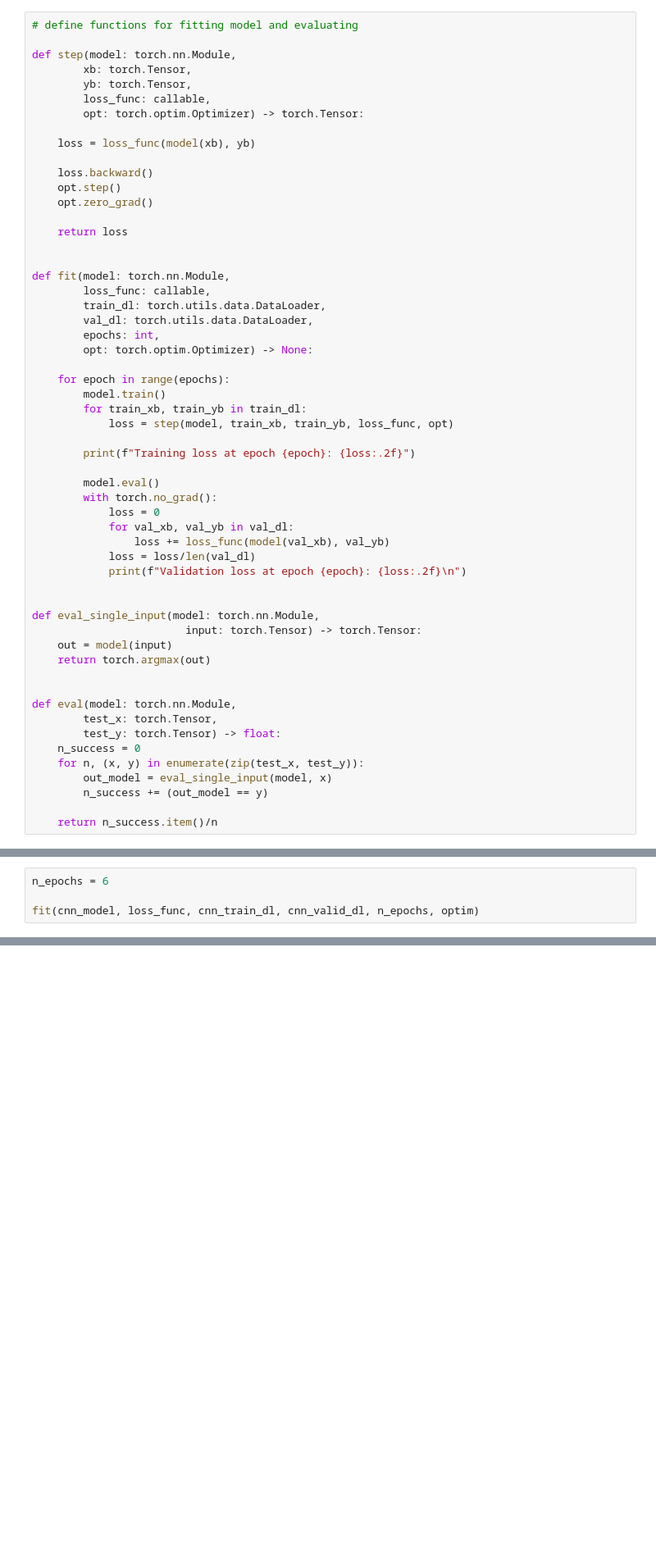
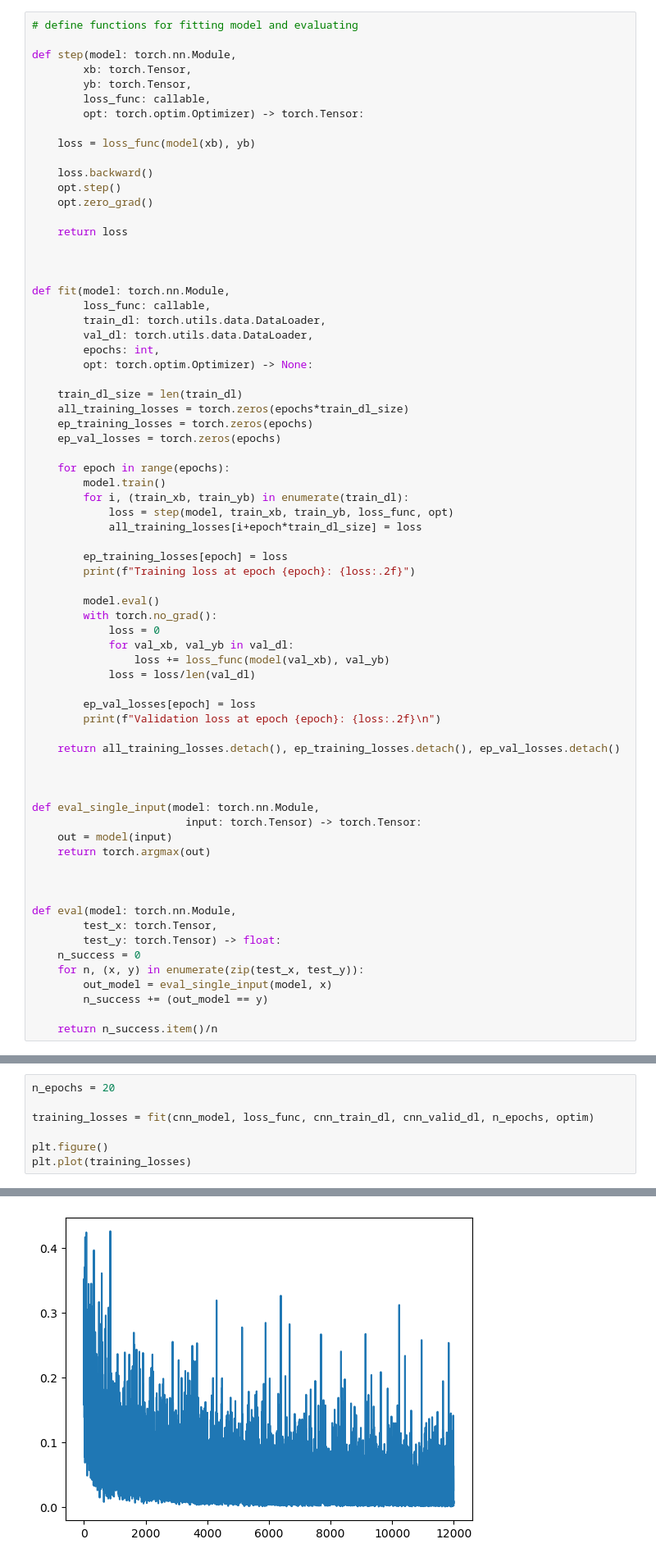
Before and after one commit to Sp-ino/PythonPlots, a Jupyter notebook: ML/notebooks/mnist_example.ipynb, the cells around one changed output, grey strips where cells are left out. Shown: that part at 82% size. Saved outputs shown, nothing was run; the diff lists cells and outputs as text; blank space fills up the shorter version.

```diff
--- a/ML/notebooks/mnist_example.ipynb
+++ b/ML/notebooks/mnist_example.ipynb
@@ -128,6 +126,7 @@ def step(model: torch.nn.Module,
     return loss
 
 
+
 def fit(model: torch.nn.Module,
         loss_func: callable,
         train_dl: torch.utils.data.DataLoader,
@@ -135,11 +134,18 @@ def fit(model: torch.nn.Module,
         epochs: int,
         opt: torch.optim.Optimizer) -> None:
 
+    train_dl_size = len(train_dl)
+    all_training_losses = torch.zeros(epochs*train_dl_size)
+    ep_training_losses = torch.zeros(epochs)
+    ep_val_losses = torch.zeros(epochs)
+
     for epoch in range(epochs):
         model.train()
-        for train_xb, train_yb in train_dl:
+        for i, (train_xb, train_yb) in enumerate(train_dl):
             loss = step(model, train_xb, train_yb, loss_func, opt)
+            all_training_losses[i+epoch*train_dl_size] = loss
 
+        ep_training_losses[epoch] = loss
         print(f"Training loss at epoch {epoch}: {loss:.2f}")
 
         model.eval()
@@ -148,13 +154,19 @@ def fit(model: torch.nn.Module,
             for val_xb, val_yb in val_dl:
                 loss += loss_func(model(val_xb), val_yb)
             loss = loss/len(val_dl)
-            print(f"Validation loss at epoch {epoch}: {loss:.2f}\n")
+
+        ep_val_losses[epoch] = loss
+        print(f"Validation loss at epoch {epoch}: {loss:.2f}\n")
+
+    return all_training_losses.detach(), ep_training_losses.detach(), ep_val_losses.detach()
+
 
 
 def eval_single_input(model: torch.nn.Module,
                         input: torch.Tensor) -> torch.Tensor:
     out = model(input)
     return torch.argmax(out)
+
 
 
 def eval(model: torch.nn.Module,
@@ -313,5 +330,8 @@ Output from a batch sample: tensor([[ 0.0795, -0.0913,  0.0535, -0.0245, -0.0832
 # %%
-n_epochs = 6
+n_epochs = 20
 
-fit(cnn_model, loss_func, cnn_train_dl, cnn_valid_dl, n_epochs, optim)
+training_losses = fit(cnn_model, loss_func, cnn_train_dl, cnn_valid_dl, n_epochs, optim)
+
+plt.figure()
+plt.plot(training_losses)
 # %% [output]
@@ -335,3 +356,4 @@ Validation loss at epoch 5: 0.04
+[figure, added]
 # %%
 x_samples = x_test.unsqueeze(1).unsqueeze(1)
 y_samples = y_test.unsqueeze(1).unsqueeze(1)
```
Also changed, not shown: parts of 10 cells of this notebook, 1 other file.
